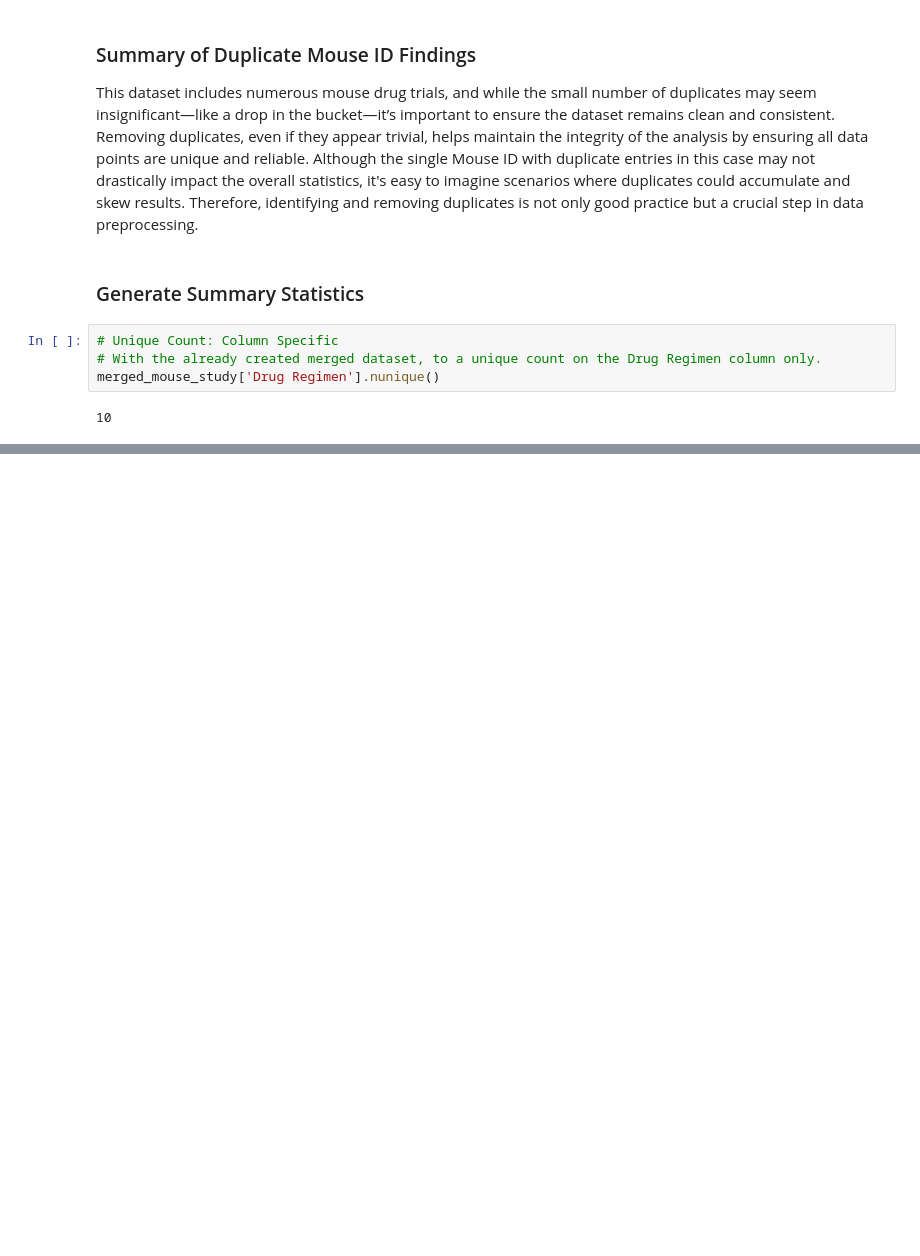
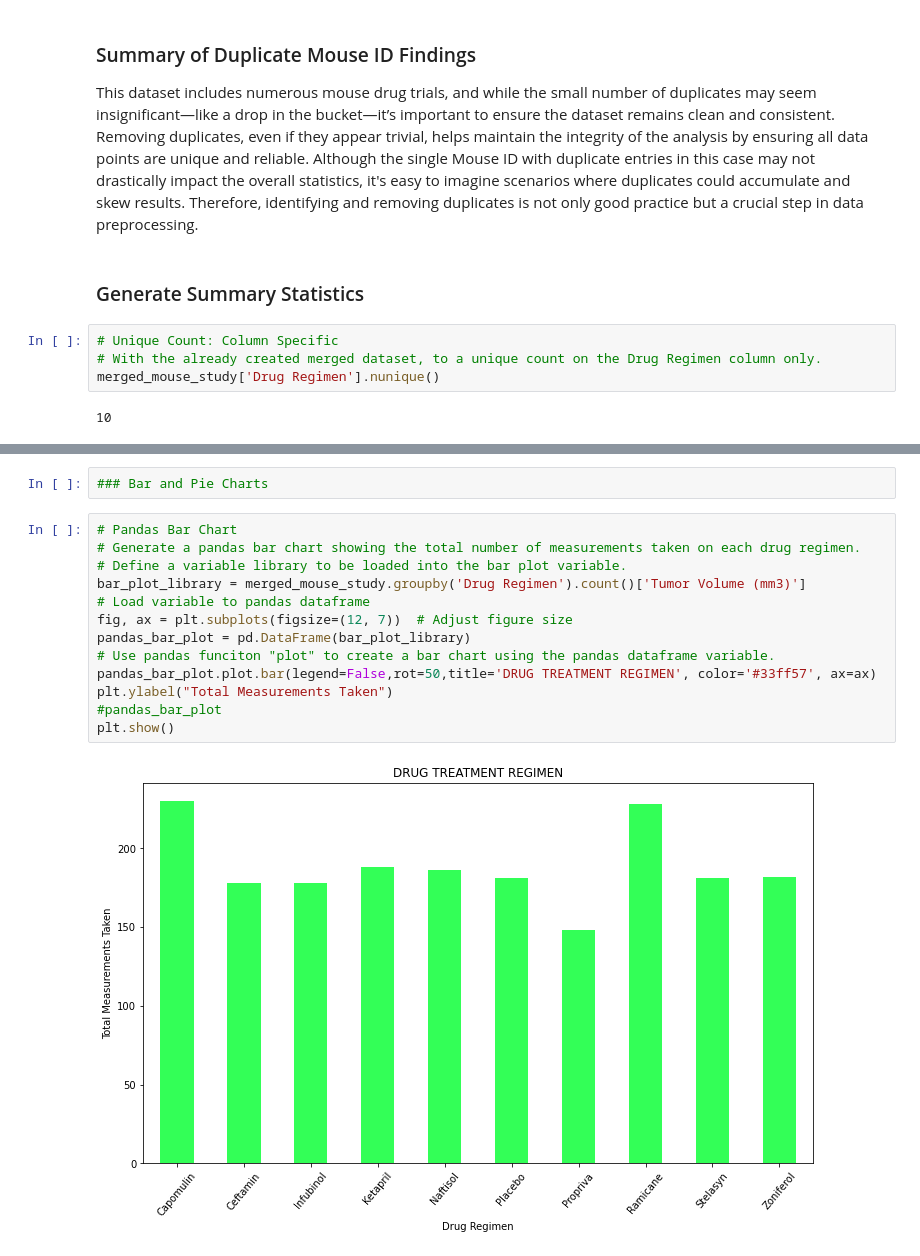
Before and after one commit to mathewqpmiller/Matplotlib-Pymaceuticals_Analysis, a Jupyter notebook: Matplotlib_Pharmaceuticals_Analysis.ipynb, the cells around one changed output, grey strips where cells are left out. Saved outputs shown, nothing was run; the diff lists cells and outputs as text; blank space fills up the shorter version.

Commit message:
Finished first bar chart

```diff
--- a/Matplotlib_Pharmaceuticals_Analysis.ipynb
+++ b/Matplotlib_Pharmaceuticals_Analysis.ipynb
@@ -221,0 +298,17 @@ m_t_v_dataframe
+# %%
+### Bar and Pie Charts
+# %%
+# Pandas Bar Chart
+# Generate a pandas bar chart showing the total number of measurements taken on each drug regimen.
+# Define a variable library to be loaded into the bar plot variable.
+bar_plot_library = merged_mouse_study.groupby('Drug Regimen').count()['Tumor Volume (mm3)']
+# Load variable to pandas dataframe
+fig, ax = plt.subplots(figsize=(12, 7))  # Adjust figure size
+pandas_bar_plot = pd.DataFrame(bar_plot_library)
+# Use pandas funciton "plot" to create a bar chart using the pandas dataframe variable.
+pandas_bar_plot.plot.bar(legend=False,rot=50,title='DRUG TREATMENT REGIMEN', color='#33ff57', ax=ax)
+plt.ylabel("Total Measurements Taken")
+#pandas_bar_plot
+plt.show()
+# %% [output]
+[figure, added]
```
Also changed, not shown: parts of 4 cells of this notebook, 1 other file.
